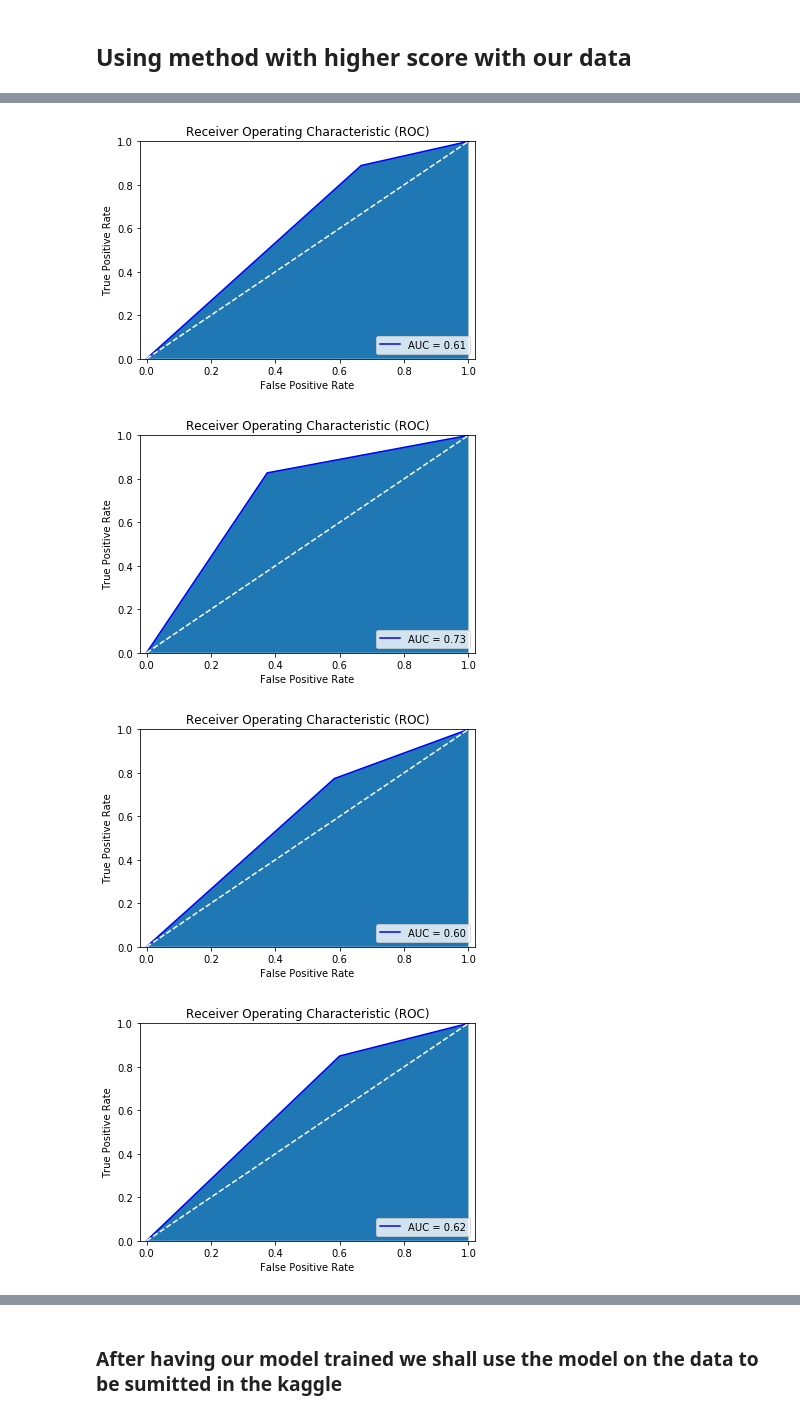
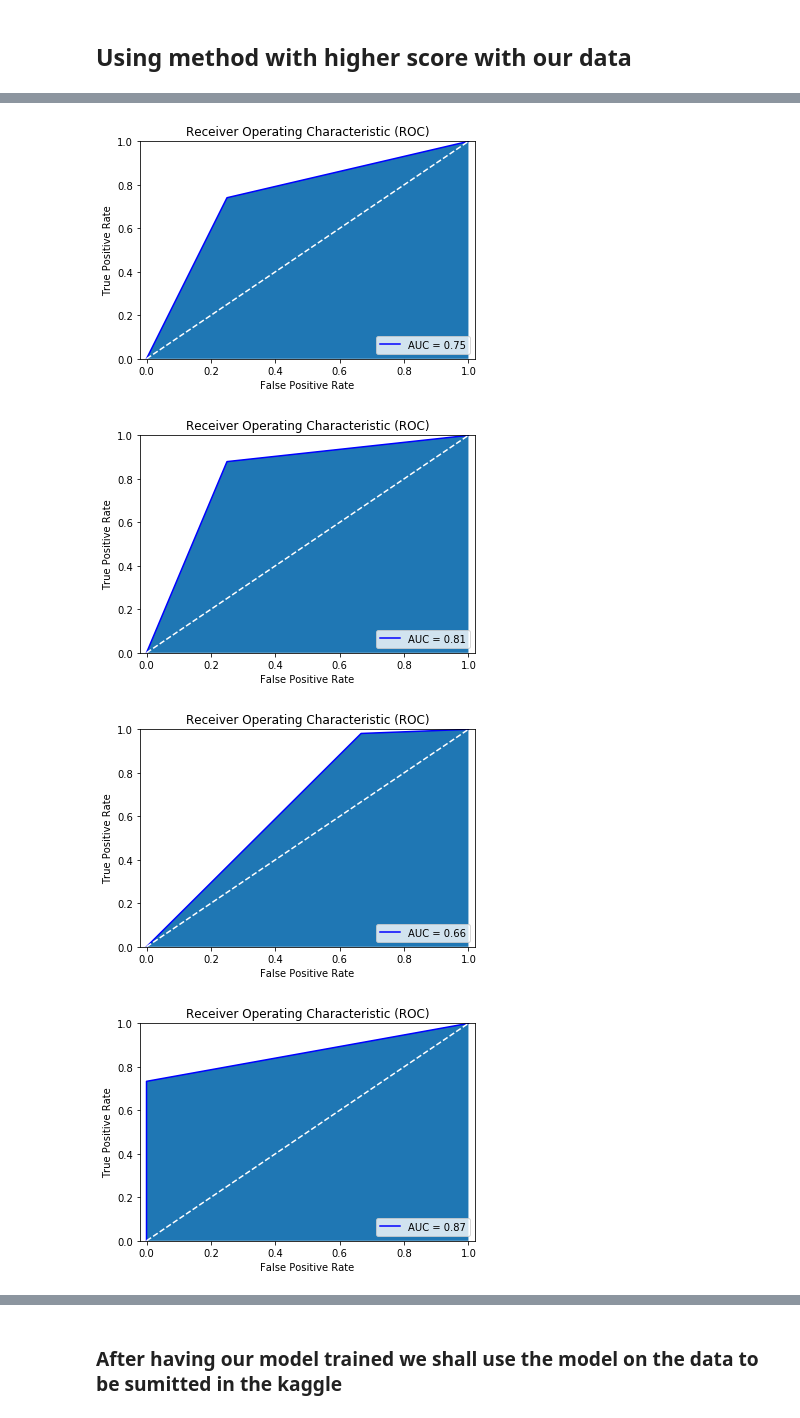
Before and after one commit to EdgarACarneiro/feup-ecac, a Jupyter notebook: project-competition/prediction.ipynb, the cells around one changed output, grey strips where cells are left out. Saved outputs shown, nothing was run; the diff lists cells and outputs as text; code cells hidden in the pictures.

```diff
--- a/project-competition/prediction.ipynb
+++ b/project-competition/prediction.ipynb
@@ -170,8 +170,9 @@ os.makedirs('images', exist_ok=True)
 K_FOLD_NUM_SPLITS = 5
 SEED = 42
 USE_PCA = False
+
 UNDERSAMPLE = False
-UNDERSAMPLE_RATIO = 0.3
+UNDERSAMPLE_IMPACT = 2
 
 # Pretty printer
 pp = pprint.PrettyPrinter(indent=4)
@@ -352,7 +352,6 @@ def getRandomForestBest(X, y, debug=True):
             'criterion': ['gini', 'entropy'],
             'min_samples_split':  [2, 5, 10],
             'min_samples_leaf':  [1, 2, 4],
-            'bootstrap': [True, False],
             'class_weight': ["balanced", "balanced_subsample", None]}
 
     if debug:
@@ -489,16 +488,8 @@ cv = KFold(n_splits=K_FOLD_NUM_SPLITS, random_state=SEED, shuffle=False)
 # classifier = GradientBoostingClassifier(criterion='friedman_mse', learning_rate=0.7, loss='deviance',
 #                                         min_samples_leaf=2, min_samples_split=2, n_estimators=8, random_state=SEED)
 classifier = RandomForestClassifier(bootstrap=False, class_weight='balanced', criterion='entropy',
-                                    max_depth=2, max_features='sqrt', min_samples_leaf=1,
-                                    min_samples_split=10, n_estimators=10)
-
-from sklearn.externals.six import StringIO
-from IPython.display import Image
-from sklearn.tree import export_graphviz
-import pydotplus
-
-
-
+                                    max_depth=2, max_features='sqrt', min_samples_leaf=4,
+                                    min_samples_split=5, n_estimators=12)
 
 # Applying Cross validation
 for train_index, test_index in cv.split(X):
@@ -531,7 +522,7 @@ elif isinstance(classifier, RandomForestClassifier):
-[figure, old version]
+[figure, new version]
-[figure, old version]
+[figure, new version]
-[figure, old version]
+[figure, new version]
-[figure, old version]
+[figure, new version]
 # %%
 # Printing the obtained results
 print('Classification Method used:', classifier, '\n')
```
Also changed, not shown: parts of 8 cells of this notebook, 1 other file.
